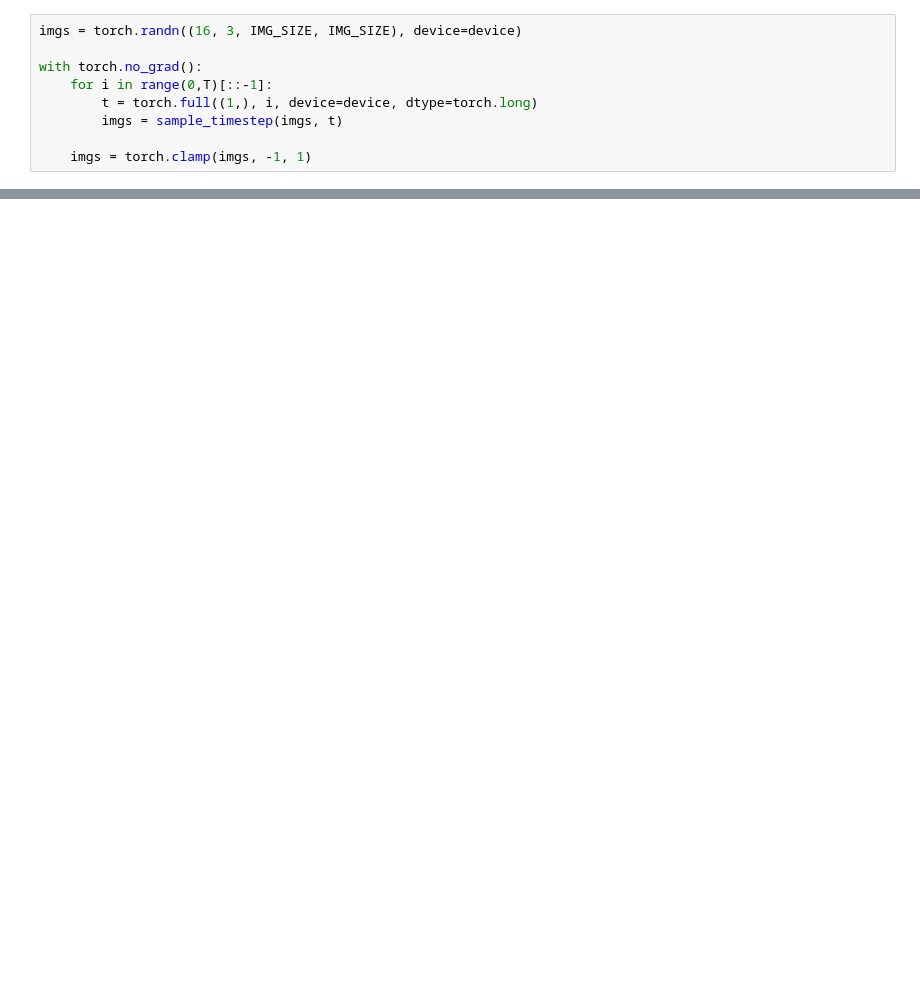
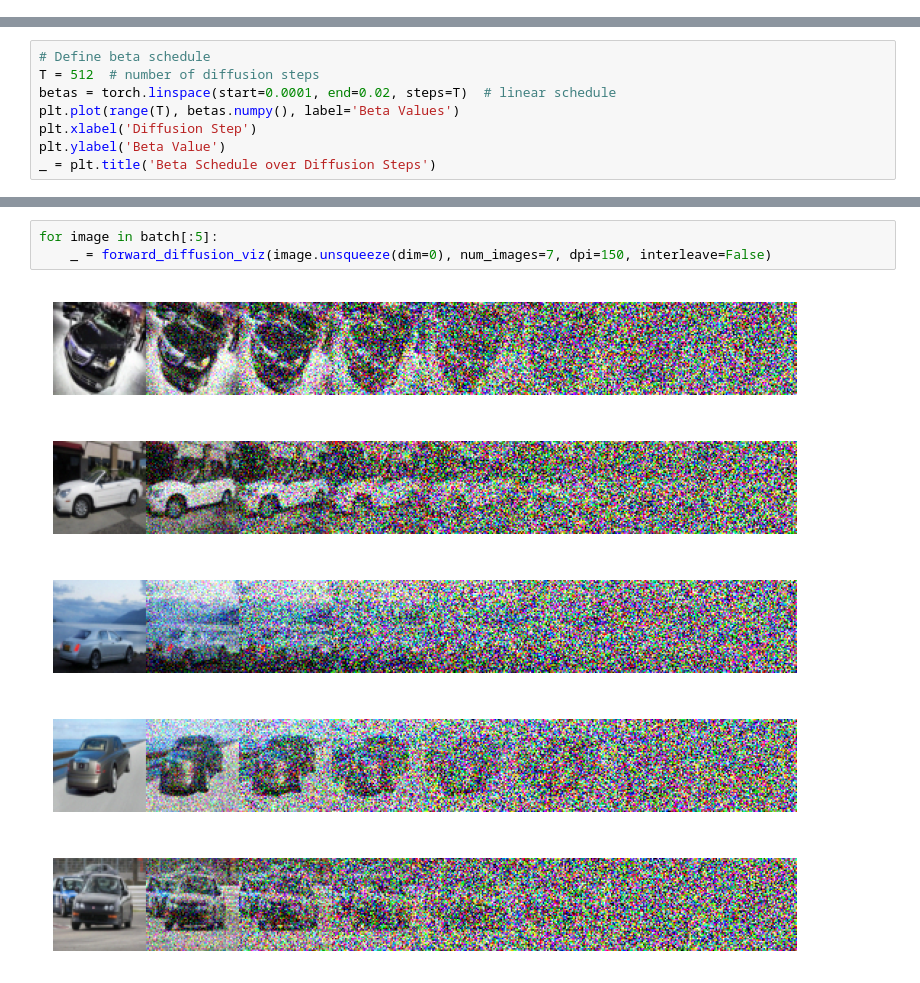
Before and after one commit to udacity/Computer-Vision-and-Generative-AI, a Jupyter notebook: lesson-5-diffusion-models/exercises/exercise1/solution/solution.ipynb, the cells around one changed output, grey strips where cells are left out. Saved outputs shown, nothing was run; the diff lists cells and outputs as text; blank space fills up the shorter version.

```diff
--- a/lesson-5-diffusion-models/exercises/exercise1/solution/solution.ipynb
+++ b/lesson-5-diffusion-models/exercises/exercise1/solution/solution.ipynb
@@ -422,9 +0,0 @@ for epoch in epochs_bar:
-# %%
-imgs = torch.randn((16, 3, IMG_SIZE, IMG_SIZE), device=device)
-
-with torch.no_grad():
-    for i in range(0,T)[::-1]:
-        t = torch.full((1,), i, device=device, dtype=torch.long)
-        imgs = sample_timestep(imgs, t)
-
-    imgs = torch.clamp(imgs, -1, 1)
@@ -446,0 +113,8 @@ _ = sub.axis("off")
+# %%
+# Define beta schedule
+T = 512  # number of diffusion steps
+betas = torch.linspace(start=0.0001, end=0.02, steps=T)  # linear schedule
+plt.plot(range(T), betas.numpy(), label='Beta Values')
+plt.xlabel('Diffusion Step')
+plt.ylabel('Beta Value')
+_ = plt.title('Beta Schedule over Diffusion Steps')
@@ -446,0 +229,9 @@ _ = sub.axis("off")
+# %%
+for image in batch[:5]:
+    _ = forward_diffusion_viz(image.unsqueeze(dim=0), num_images=7, dpi=150, interleave=False)
+# %% [output]
+[figure, added]
+[figure, added]
+[figure, added]
+[figure, added]
+[figure, added]
```
Also changed, not shown: parts of 41 cells of this notebook, 2 other files.
